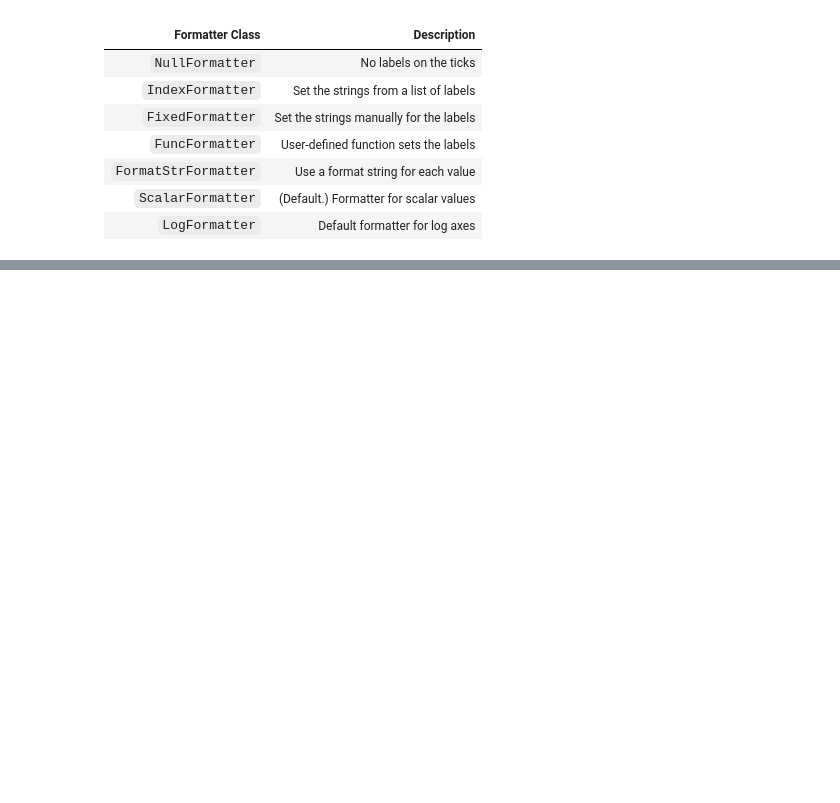
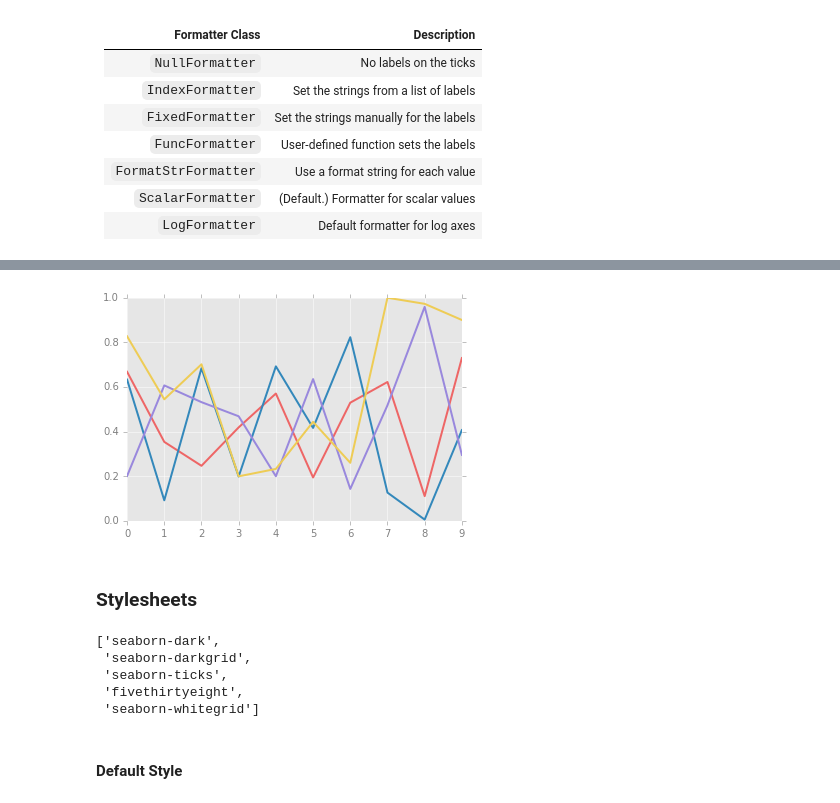
Before and after one commit to Schnell5/ML, a Jupyter notebook: notebooks/Matplotlib.ipynb, the cells around one changed output, grey strips where cells are left out. Saved outputs shown, nothing was run; the diff lists cells and outputs as text; code cells hidden in the pictures; blank space fills up the shorter version.

```diff
--- a/notebooks/Matplotlib.ipynb
+++ b/notebooks/Matplotlib.ipynb
@@ -1091,0 +1152,15 @@ fig
+# %%
+for i in range(4):
+    plt.plot(np.random.rand(10))
+# %% [output]
+[figure, added]
+# %% [markdown]
+### Stylesheets
+# %%
+plt.style.available[:5]
+# %% [output]
+['seaborn-dark',
+ 'seaborn-darkgrid',
+ 'seaborn-ticks',
+ 'fivethirtyeight',
+ 'seaborn-whitegrid']
@@ -1091,0 +1175,2 @@ fig
+# %% [markdown]
+#### Default Style
```
Also changed, not shown: parts of 44 cells of this notebook.
